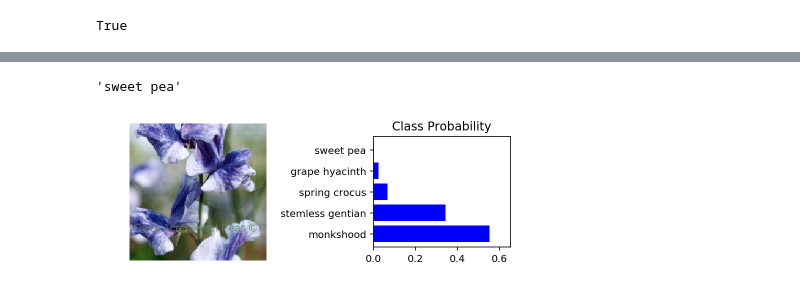
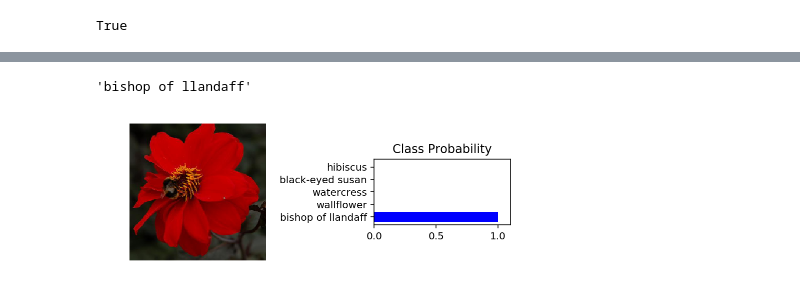
Before and after one commit to daniel-tejeda/aipnd-project, a Jupyter notebook: Image Classifier Project.ipynb, the cells around one changed output, grey strips where cells are left out. Saved outputs shown, nothing was run; the diff lists cells and outputs as text; code cells hidden in the pictures.

```diff
--- a/Image Classifier Project.ipynb
+++ b/Image Classifier Project.ipynb
@@ -575,18 +553,18 @@ def display_results(img, ps, labels):
 #model = model_alexnet
 model = model_vgg16
 # %%
-imgpath = 'flowers/test/4/image_05653.jpg'
+imgpath = 'flowers/test/56/image_02821.jpg'
 
 pred, classes = predict(imgpath, model)
 
 pred_labels = [cat_to_name[model.idx_to_class[x.item()]] for x in classes[0] ]
 
 display_results(process_image(imgpath), pred, pred_labels)
 
-cat_to_name['4']
+cat_to_name['56']
 # %% [output]
-'sweet pea'
+'bishop of llandaff'
-[figure, old version]
+[figure, new version]
 # %%
 images, labels = next(iter(dataloaders['test']))
 # %%
```
Also changed, not shown: parts of 10 cells of this notebook.
